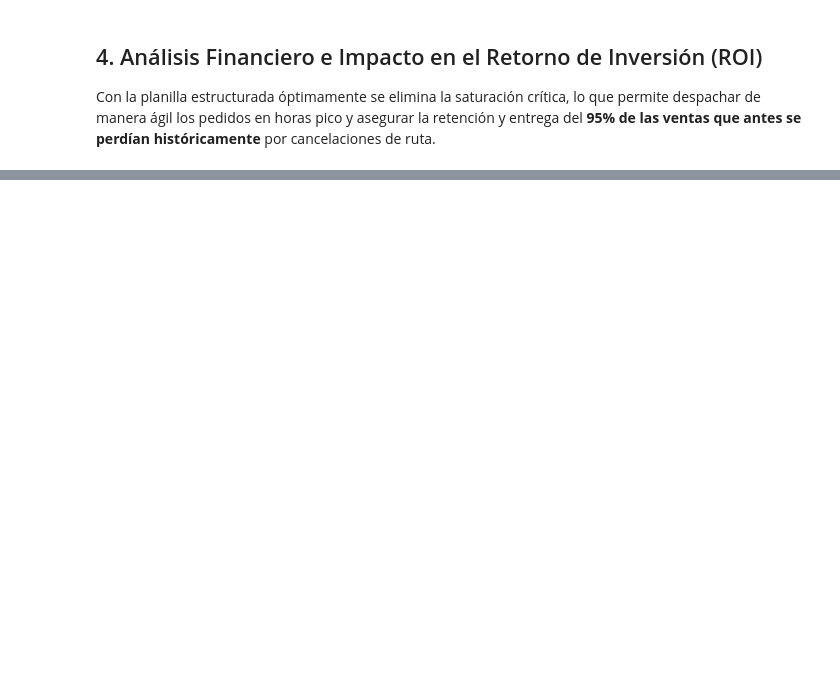
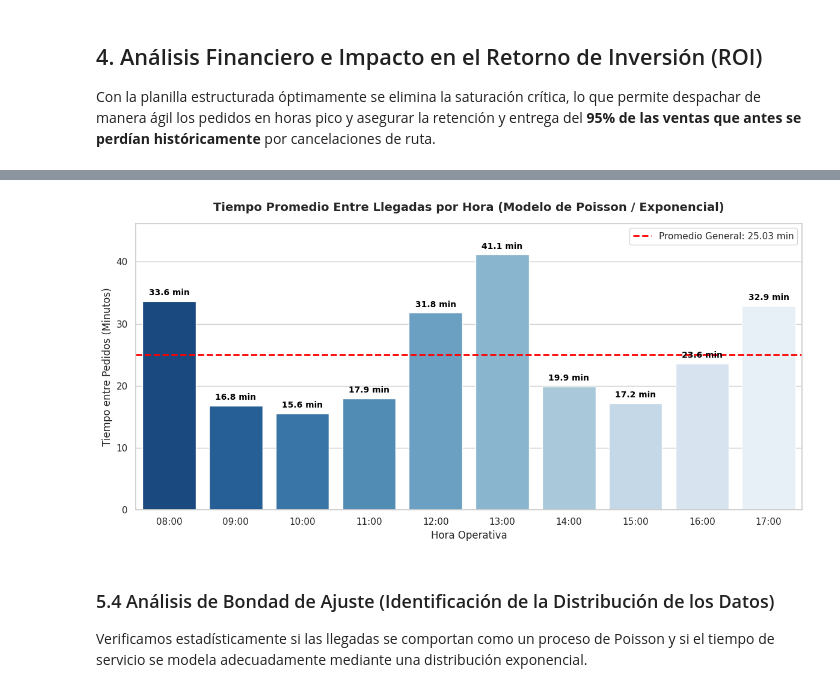
Before and after one commit to Efustion23/denlu-simulacion, a Jupyter notebook: Simulacion/Denlu.ipynb, the cells around one changed output, grey strips where cells are left out. Saved outputs shown, nothing was run; the diff lists cells and outputs as text; code cells hidden in the pictures; blank space fills up the shorter version.

```diff
--- a/Simulacion/Denlu.ipynb
+++ b/Simulacion/Denlu.ipynb
@@ -304,0 +460,11 @@ Monto de Ventas Recuperadas Proyectado (95% efectividad): S/ 589,040.45 Soles/a
+# %%
+# Calcular el tiempo entre llegadas (1 / lambda) en minutos
+df_tiempos_llegada = df_diagnostico[['Hora', 'Lambda (Ped/Hr)']].copy()
+df_tiempos_llegada['Tiempo entre Llegadas (Minutos)'] = df_tiempos_llegada['Lambda (Ped/Hr)'].apply(
+    lambda x: round(60.0 / x, 2) if x > 0 else float('inf')
+)
+
+promedio_general_minutos = round(df_tiempos_llegada['Tiempo entre Llegadas (Minutos)'].mean(), 2)
+
+print(f"=== TIEMPO PROMEDIO ENTRE LLEGADAS GENERAL DEL DÍA: {promedio_general_minutos} minutos ===\n")
+display(df_tiempos_llegada)
@@ -304,0 +487,51 @@ Monto de Ventas Recuperadas Proyectado (95% efectividad): S/ 589,040.45 Soles/a
+# %%
+import matplotlib.pyplot as plt
+import seaborn as sns
+
+plt.figure(figsize=(12, 6))
+# Crear el gráfico de barras
+ax = sns.barplot(
+    x='Hora',
+    y='Tiempo entre Llegadas (Minutos)',
+    data=df_tiempos_llegada,
+    palette='Blues_r',
+    hue='Hora',
+    legend=False
+)
+
+# Añadir línea con el promedio general del día
+promedio_dia = df_tiempos_llegada['Tiempo entre Llegadas (Minutos)'].mean()
+plt.axhline(
+    promedio_dia,
+    color='red',
+    linestyle='--',
+    linewidth=2,
+    label=f'Promedio General: {promedio_dia:.2f} min'
+)
+
+# Personalizar el gráfico con etiquetas claras
+plt.title('Tiempo Promedio Entre Llegadas por Hora (Modelo de Poisson / Exponencial)', fontsize=14, fontweight='bold', pad=15)
+plt.xlabel('Hora Operativa', fontsize=12)
+plt.ylabel('Tiempo entre Pedidos (Minutos)', fontsize=12)
+plt.ylim(0, df_tiempos_llegada['Tiempo entre Llegadas (Minutos)'].max() + 5)
+
+# Añadir los valores numéricos sobre cada barra
+for p in ax.patches:
+    height = p.get_height()
+    ax.annotate(
+        f'{height:.1f} min',
+        (p.get_x() + p.get_width() / 2., height),
+        ha='center', va='bottom',
+        fontsize=10, fontweight='bold', color='black',
+        xytext=(0, 5),
+        textcoords='offset points'
+    )
+
+plt.legend(loc='upper right', fontsize=11)
+plt.tight_layout()
+plt.show()
+# %% [output]
+[figure, added]
+# %% [markdown]
+### 5.4 Análisis de Bondad de Ajuste (Identificación de la Distribución de los Datos)
+Verificamos estadísticamente si las llegadas se comportan como un proceso de Poisson y si el tiempo de servicio se modela adecuadamente mediante una distribución exponencial.
```
Also changed, not shown: parts of 18 cells of this notebook, 8 other files.
